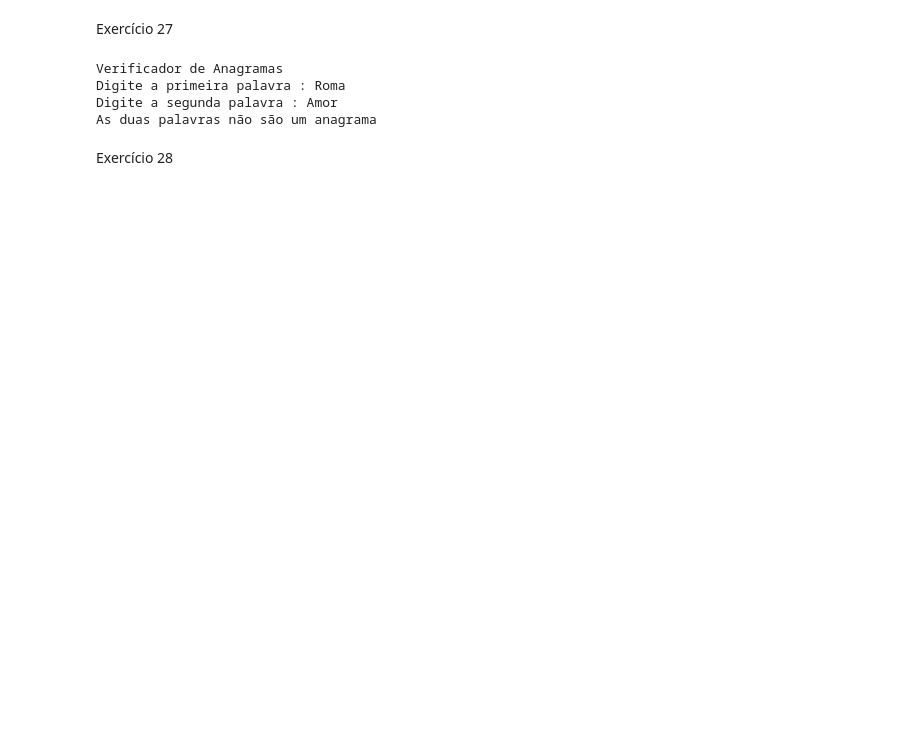
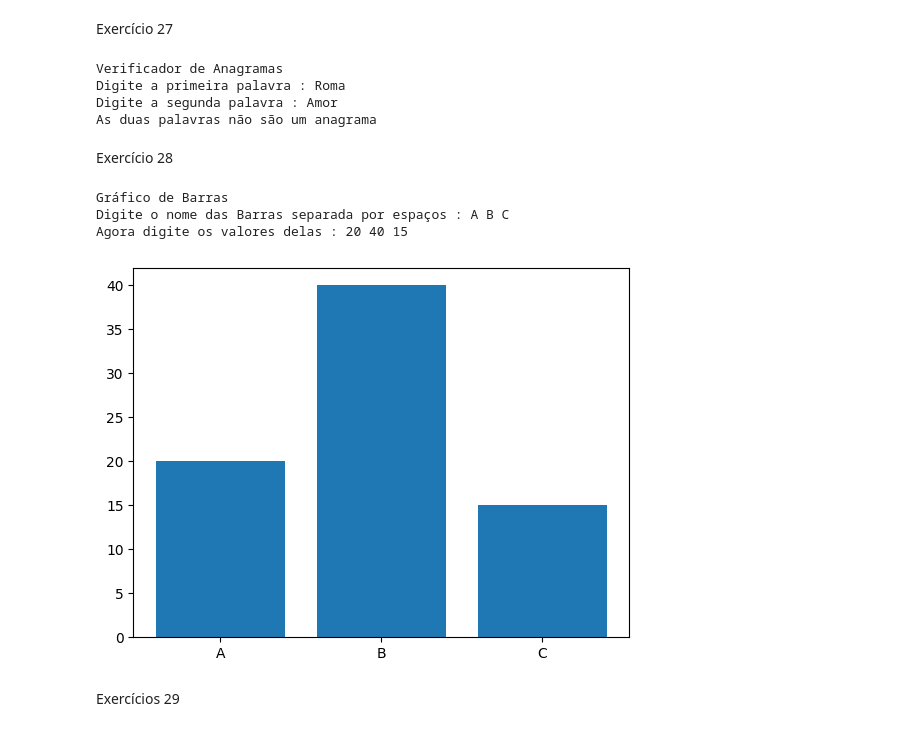
Before and after one commit to BinnBingus/UMC-Inteligencia-Artificial, a Jupyter notebook: Exercícios_Python_FernandoGabrielArakawaDeSouzaA6.ipynb, the cells around one changed output. Cells and saved outputs as stored; diff of their text form; code cells hidden in the pictures; blank space fills up the shorter version.

```diff
--- a/Exercícios_Python_FernandoGabrielArakawaDeSouzaA6.ipynb
+++ b/Exercícios_Python_FernandoGabrielArakawaDeSouzaA6.ipynb
@@ -487,0 +494,18 @@ import matplotlib
+# %%
+print("Gráfico de Barras")
+
+import matplotlib.pyplot # Utilizamos a importação da biblioteca matplotlib.pyplot para a geração de gráficos
+
+nomes = input("Digite o nome das Barras separada por espaços : ").split() # Vai pedir pro usuário digitar os nomes das barras separando elas por espaço
+
+valores = [int(x) for x in input("Agora digite os valores delas : ").split()] # Aqui ele já vai definir o valor de cada barra em forma de lista
+
+matplotlib.pyplot.bar(nomes, valores) # Configuramos as barras e seus valores adequados
+matplotlib.pyplot.show() # Aqui já usamos o "show" para exibir na tela do usuário
+# %% [output]
+Gráfico de Barras
+Digite o nome das Barras separada por espaços : A B C
+Agora digite os valores delas : 20 40 15
+[figure, added]
+# %% [markdown]
+Exercícios 29
```
Also changed, not shown: parts of 23 cells of this notebook.
